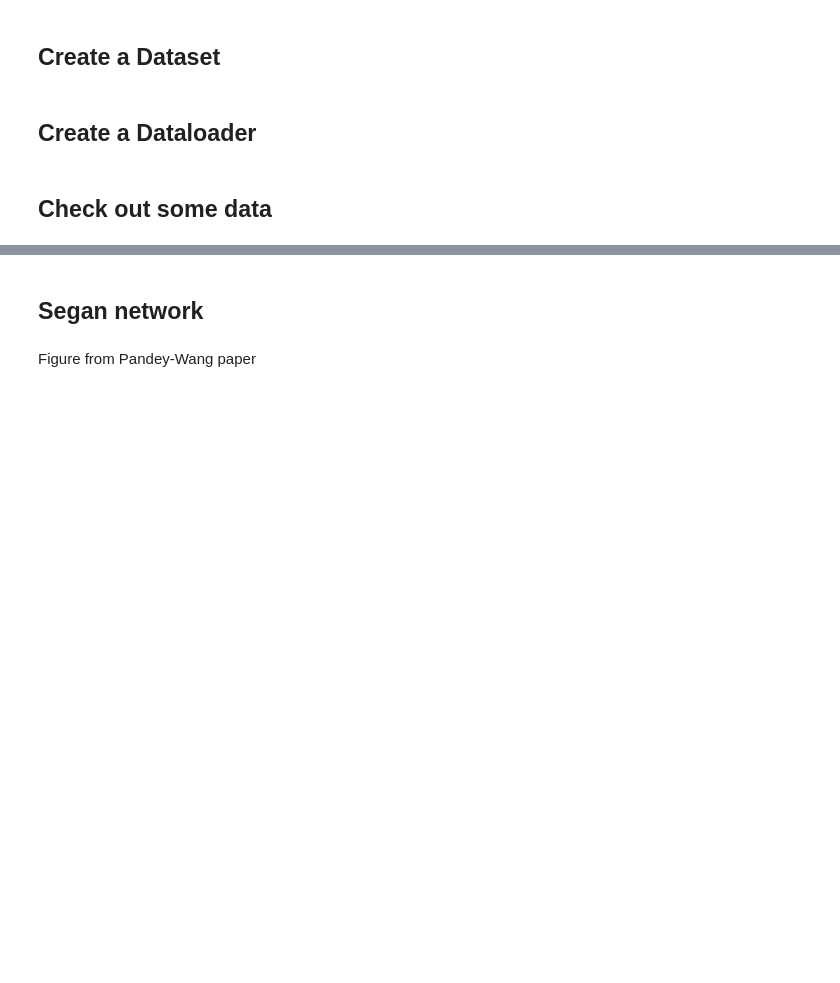
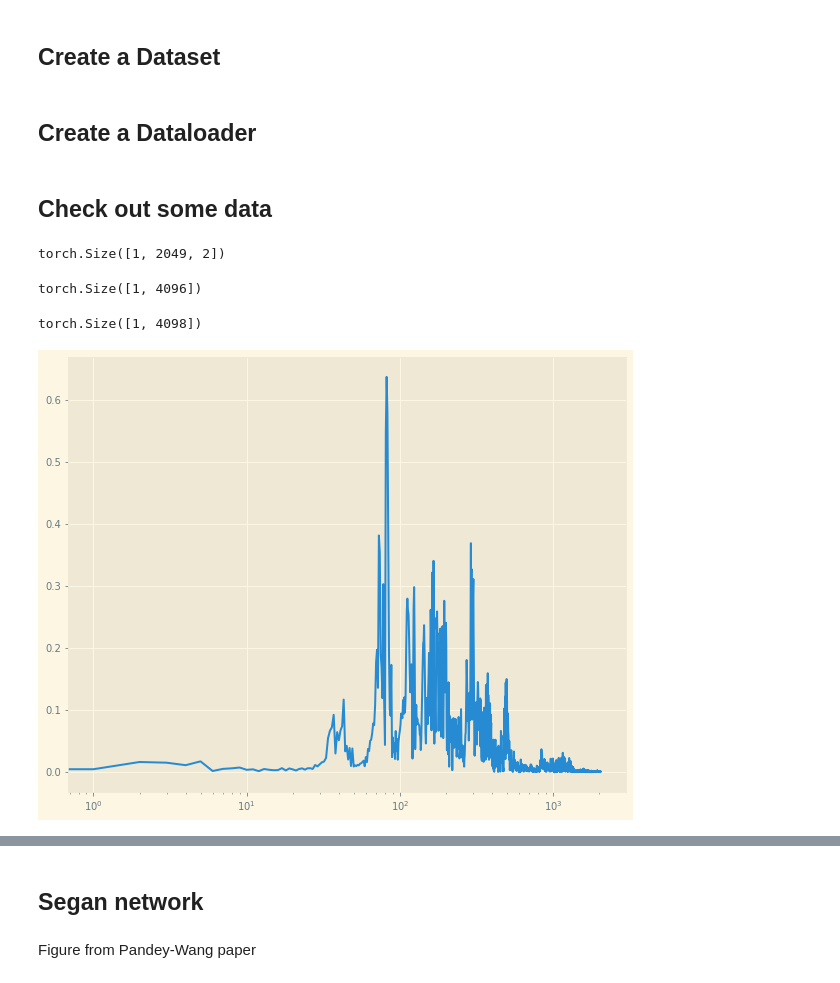
Before and after one commit to ZeroCHENml/DeReverb, a Jupyter notebook: Using_Dataloader.ipynb, the cells around one changed output, grey strips where cells are left out. Drawn from its saved outputs; the diff is of its cells as text; code cells hidden in the pictures; blank space fills up the shorter version.

```diff
--- a/Using_Dataloader.ipynb
+++ b/Using_Dataloader.ipynb
@@ -46,0 +52,25 @@ batch_ex = next(iter(dl))
+# %%
+def cabs(x):
+    """
+    Takes the absolute value of a complex tensor for plotting etc.
+    """
+    return torch.sqrt(torch.sum(torch.pow(x, 2), dim=-1))
+# %%
+cbatch = batch_ex['reverbed'][0].rfft(1, onesided=True)
+# %%
+cbatch.shape
+# %% [output]
+torch.Size([1, 2049, 2])
+# %%
+batch_ex['reverbed'][0].shape
+# %% [output]
+torch.Size([1, 4096])
+# %%
+cbatch
+# %% [output]
+torch.Size([1, 4098])
+# %%
+plt.plot(cabs(cbatch).T.numpy())
+plt.xscale('log')
+# %% [output]
+[figure, added]
```
Also changed, not shown: parts of 25 cells of this notebook, 1 other file.
